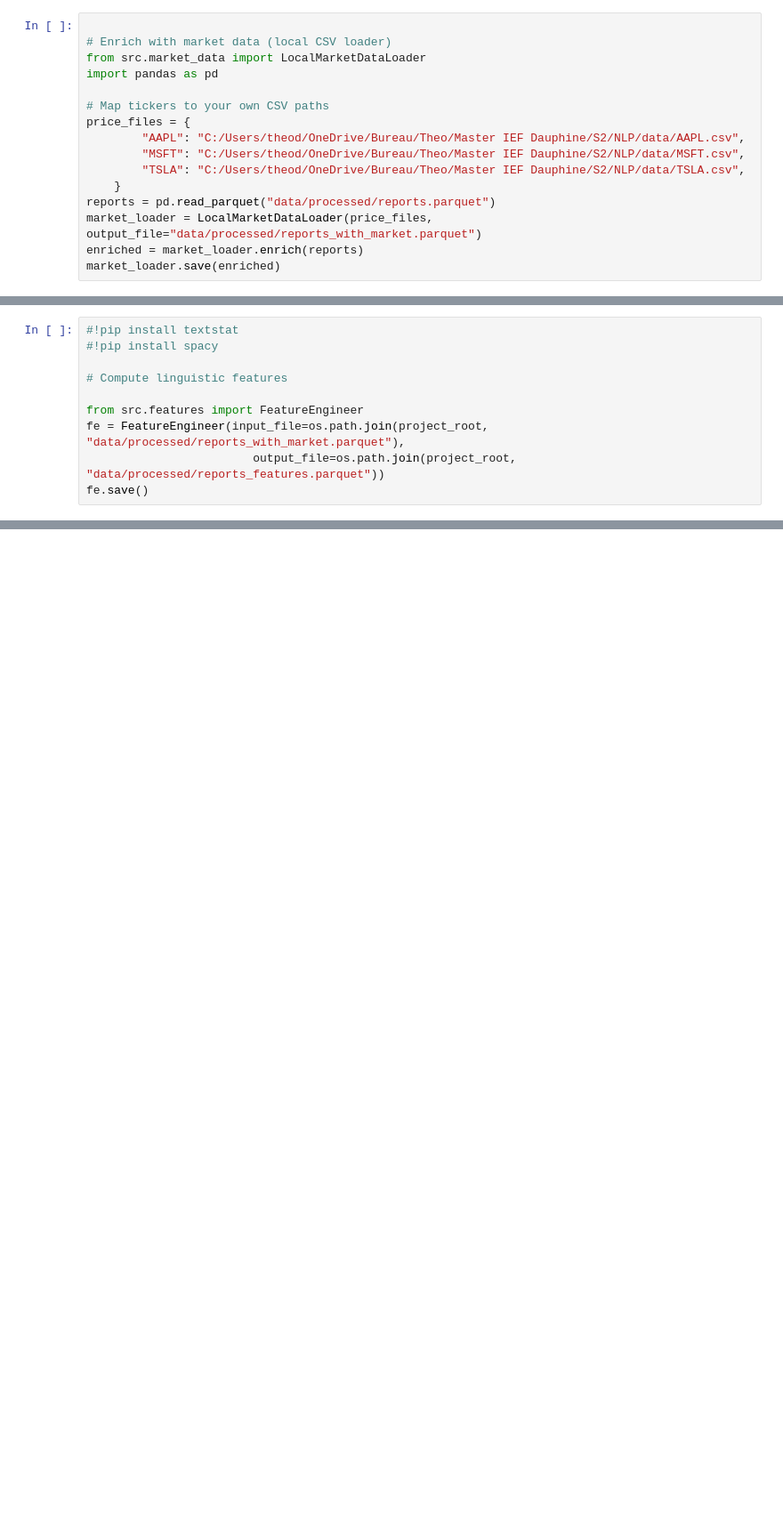
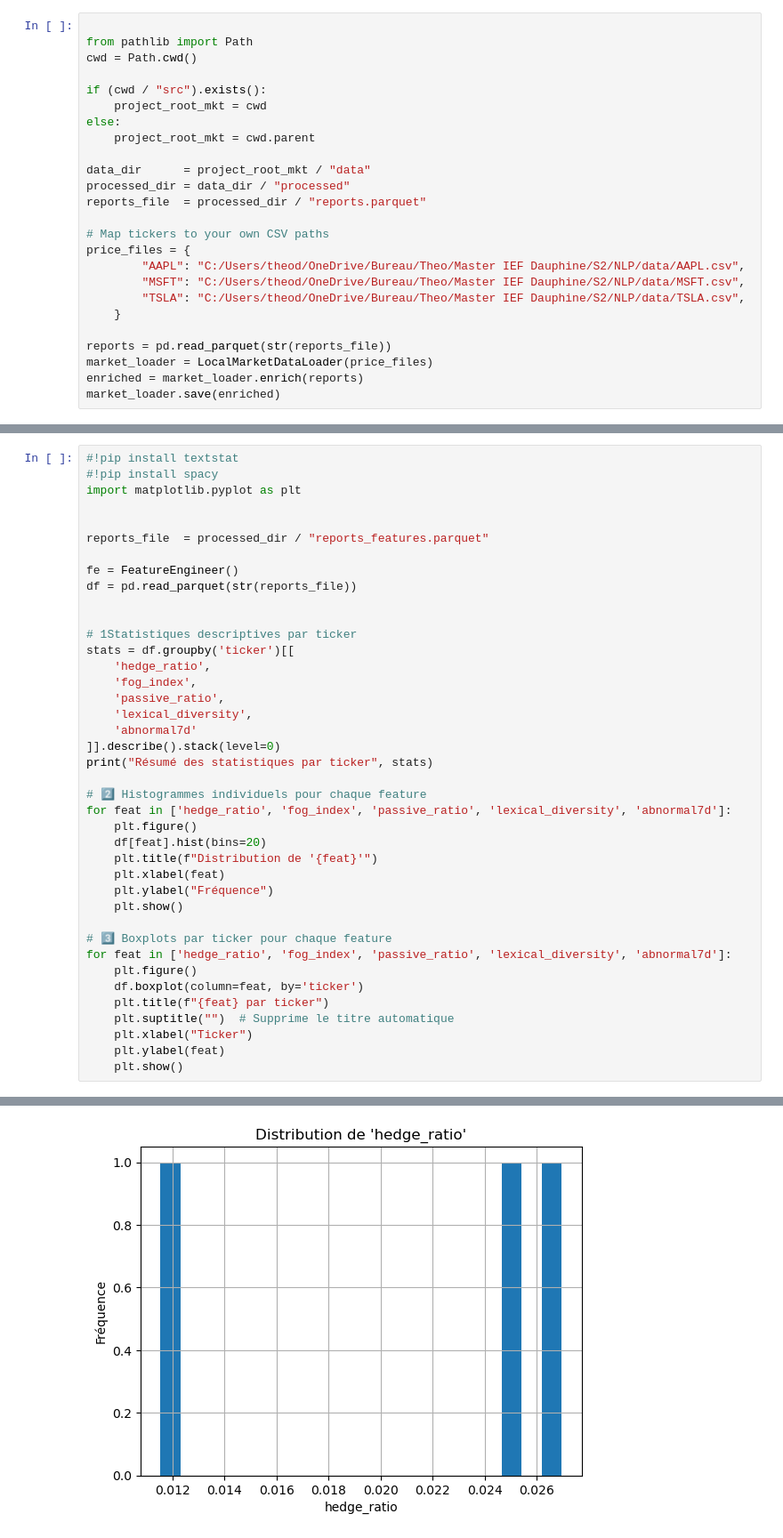
Before and after one commit to yannmerakeb/nlp-financial-reports, a Jupyter notebook: notebooks/02_Pipeline_Notebook.ipynb, the cells around one changed output, grey strips where cells are left out. Shown: that part at 89% size. Drawn from its saved outputs; the diff is of its cells as text; blank space fills up the shorter version.

```diff
--- a/notebooks/02_Pipeline_Notebook.ipynb
+++ b/notebooks/02_Pipeline_Notebook.ipynb
@@ -69,8 +101,16 @@ Dataset saved to: data/processed/reports.parquet
 # %%
 
-# Enrich with market data (local CSV loader)
-from src.market_data import LocalMarketDataLoader
-import pandas as pd
+from pathlib import Path
+cwd = Path.cwd()
+
+if (cwd / "src").exists():
+    project_root_mkt = cwd
+else:
+    project_root_mkt = cwd.parent
+
+data_dir      = project_root_mkt / "data"
+processed_dir = data_dir / "processed"
+reports_file  = processed_dir / "reports.parquet"
 
 # Map tickers to your own CSV paths
 price_files = {
@@ -78,8 +118,9 @@ price_files = {
         "MSFT": "C:/Users/theod/OneDrive/Bureau/Theo/Master IEF Dauphine/S2/NLP/data/MSFT.csv",
         "TSLA": "C:/Users/theod/OneDrive/Bureau/Theo/Master IEF Dauphine/S2/NLP/data/TSLA.csv",
     }
-reports = pd.read_parquet("data/processed/reports.parquet")
-market_loader = LocalMarketDataLoader(price_files, output_file="data/processed/reports_with_market.parquet")
+
+reports = pd.read_parquet(str(reports_file))
+market_loader = LocalMarketDataLoader(price_files)
 enriched = market_loader.enrich(reports)
 market_loader.save(enriched)
 # %% [output]
@@ -87,11 +128,41 @@ market_loader.save(enriched)
 # %%
 #!pip install textstat
 #!pip install spacy
+import matplotlib.pyplot as plt
 
-# Compute linguistic features
 
-from src.features import FeatureEngineer
-fe = FeatureEngineer(input_file=os.path.join(project_root, "data/processed/reports_with_market.parquet"),
-                        output_file=os.path.join(project_root, "data/processed/reports_features.parquet"))
-fe.save()
+reports_file  = processed_dir / "reports_features.parquet"
+
+fe = FeatureEngineer()
+df = pd.read_parquet(str(reports_file))
+
+
+# 1Statistiques descriptives par ticker
+stats = df.groupby('ticker')[[
+    'hedge_ratio',
+    'fog_index',
+    'passive_ratio',
+    'lexical_diversity',
+    'abnormal7d'
+]].describe().stack(level=0)
+print("Résumé des statistiques par ticker", stats)
+
+# 2️⃣ Histogrammes individuels pour chaque feature
+for feat in ['hedge_ratio', 'fog_index', 'passive_ratio', 'lexical_diversity', 'abnormal7d']:
+    plt.figure()
+    df[feat].hist(bins=20)
+    plt.title(f"Distribution de '{feat}'")
+    plt.xlabel(feat)
+    plt.ylabel("Fréquence")
+    plt.show()
+
+# 3️⃣ Boxplots par ticker pour chaque feature
+for feat in ['hedge_ratio', 'fog_index', 'passive_ratio', 'lexical_diversity', 'abnormal7d']:
+    plt.figure()
+    df.boxplot(column=feat, by='ticker')
+    plt.title(f"{feat} par ticker")
+    plt.suptitle("")  # Supprime le titre automatique
+    plt.xlabel("Ticker")
+    plt.ylabel(feat)
+    plt.show()
 # %% [output]
@@ -98,0 +186 @@ Saved features to c:\Users\theod\OneDrive\Documents\GitHub\nlp-financial-reports
+[figure, added]
```
Also changed, not shown: parts of 9 cells of this notebook, 29 other files.
